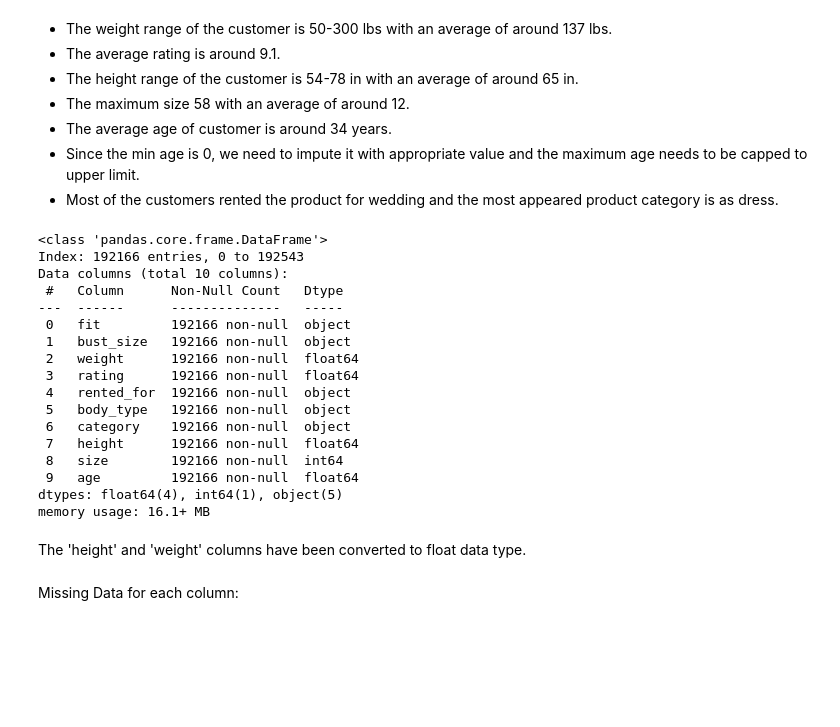
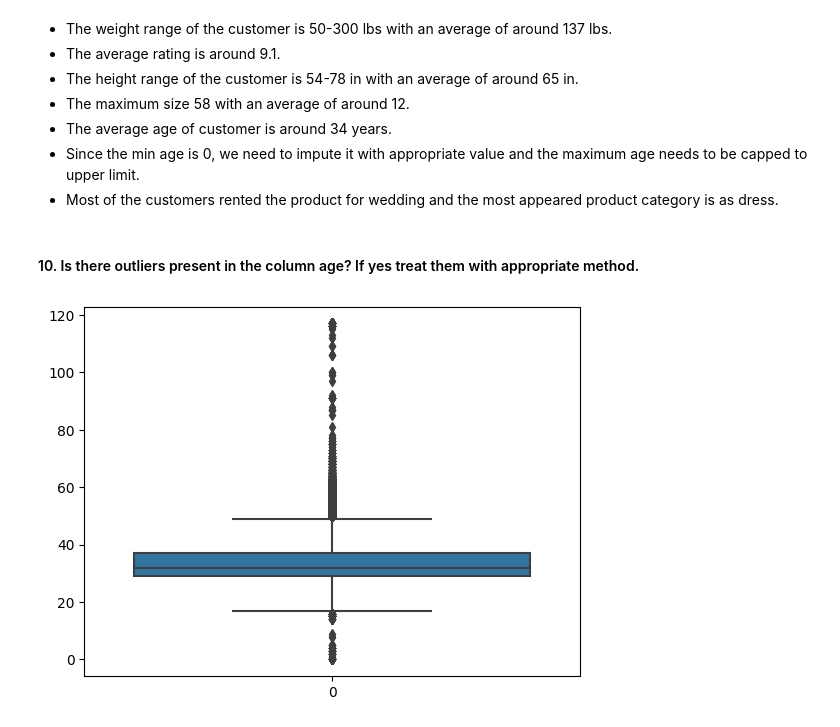
Before and after one commit to Akr27/GL-TempRepo, a Jupyter notebook: Project Code.ipynb, the cells around one changed output. Drawn from its saved outputs; the diff is of its cells as text; code cells hidden in the pictures; blank space fills up the shorter version.

```diff
--- a/Project Code.ipynb
+++ b/Project Code.ipynb
@@ -321,27 +328,10 @@ df.describe(include='O')
 - The average age of customer is around 34 years.
 - Since the min age is 0, we need to impute it with appropriate value and the maximum age needs to  be capped to upper limit.
 - Most of the customers rented the product for wedding and the most appeared product category is as dress.
-# %%
-df.info()
-# %% [output]
-<class 'pandas.core.frame.DataFrame'>
-Index: 192166 entries, 0 to 192543
-Data columns (total 10 columns):
- #   Column      Non-Null Count   Dtype
----  ------      --------------   -----
- 0   fit         192166 non-null  object
- 1   bust_size   192166 non-null  object
- 2   weight      192166 non-null  float64
- 3   rating      192166 non-null  float64
- 4   rented_for  192166 non-null  object
- 5   body_type   192166 non-null  object
- 6   category    192166 non-null  object
- 7   height      192166 non-null  float64
- 8   size        192166 non-null  int64
- 9   age         192166 non-null  float64
-dtypes: float64(4), int64(1), object(5)
-memory usage: 16.1+ MB
-# %% [markdown]
-The 'height' and 'weight' columns have been converted to float data type.
-# %% [markdown]
-Missing Data for each column:
+# %% [markdown]
+#### 10. Is there outliers present in the column age? If yes treat them with appropriate method.
+# %%
+sns.boxplot(df['age'])
+plt.show()
+# %% [output]
+[figure, added]
```
Also changed, not shown: parts of 37 cells of this notebook.
